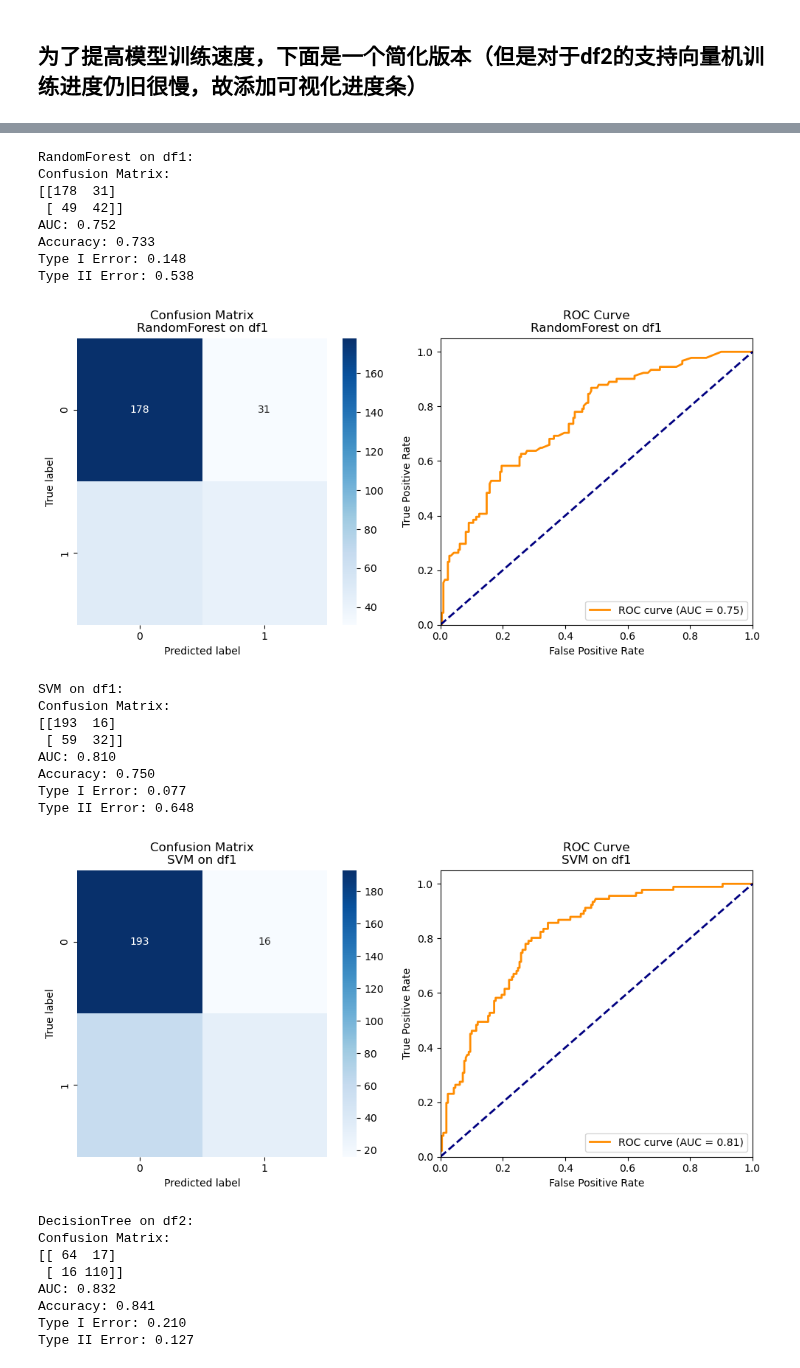
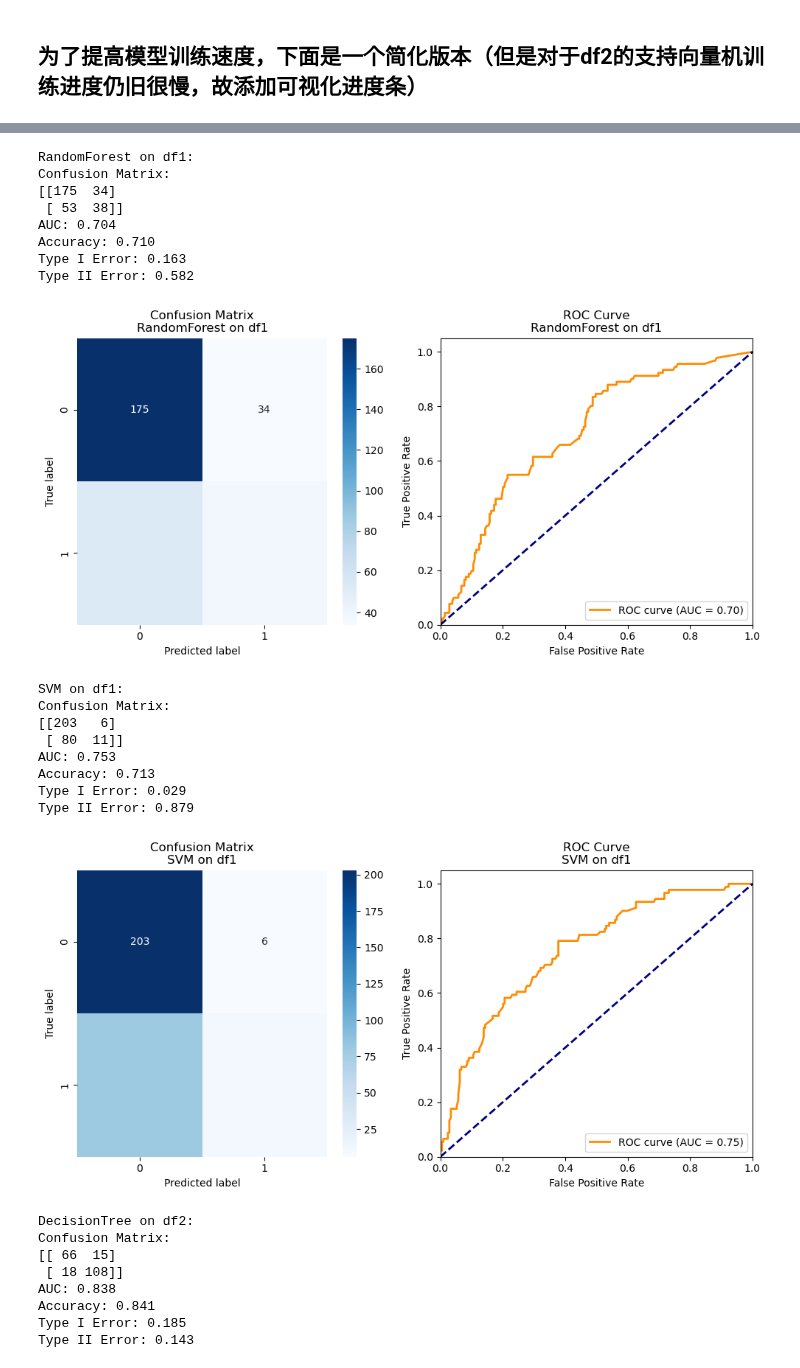
Before and after one commit to Binwen6/CCC, a Jupyter notebook: Code/Q3_baseline.ipynb, the cells around one changed output, grey strips where cells are left out. Drawn from its saved outputs; the diff is of its cells as text; code cells hidden in the pictures.

```diff
--- a/Code/Q3_baseline.ipynb
+++ b/Code/Q3_baseline.ipynb
@@ -54,13 +54,18 @@ df1 = pd.read_csv("../Data/data1.csv")
 df2 = pd.read_csv("../Data/data2.csv")
 
 # Prepare data
-X1 = df1.loc[:, 'X1':'X24']
+# 只选用如下列的数据作为x: X1,X3,X5,X6,X12,X16,X17,X20,X21
+X1 = df1.loc[:, ['X1', 'X3', 'X5', 'X6', 'X12', 'X16', 'X17', 'X20', 'X21']]
+
+
+
+# X1 = df1.loc[:, 'X1':'X24']
 y1 = df1['Y(1=default, 0=non-default)']
 X2 = df2.loc[:, 'X1':'X14']
 y2 = df2['Y(1=default, 0=non-default)']
 
 # Feature selection
-selector = SelectKBest(f_classif, k=10)
+selector = SelectKBest(f_classif, k=9)
 X1_selected = selector.fit_transform(X1, y1)
 X2_selected = selector.fit_transform(X2, y2)
 
@@ -177,26 +182,26 @@ Type II Error: 0.582
 RandomForest on df1:
 Confusion Matrix:
-[[178  31]
- [ 49  42]]
-AUC: 0.752
-Accuracy: 0.733
-Type I Error: 0.148
-Type II Error: 0.538
+[[175  34]
+ [ 53  38]]
+AUC: 0.704
+Accuracy: 0.710
+Type I Error: 0.163
+Type II Error: 0.582
-[figure, old version]
+[figure, new version]
 SVM on df1:
 Confusion Matrix:
-[[193  16]
- [ 59  32]]
-AUC: 0.810
-Accuracy: 0.750
-Type I Error: 0.077
-Type II Error: 0.648
+[[203   6]
+ [ 80  11]]
+AUC: 0.753
+Accuracy: 0.713
+Type I Error: 0.029
+Type II Error: 0.879
-[figure, old version]
+[figure, new version]
 DecisionTree on df2:
 Confusion Matrix:
-[[ 64  17]
- [ 16 110]]
-AUC: 0.832
+[[ 66  15]
+ [ 18 108]]
+AUC: 0.838
 Accuracy: 0.841
-Type I Error: 0.210
-Type II Error: 0.127
+Type I Error: 0.185
+Type II Error: 0.143
```
Also changed, not shown: parts of 1 cell of this notebook, 9 other files.
